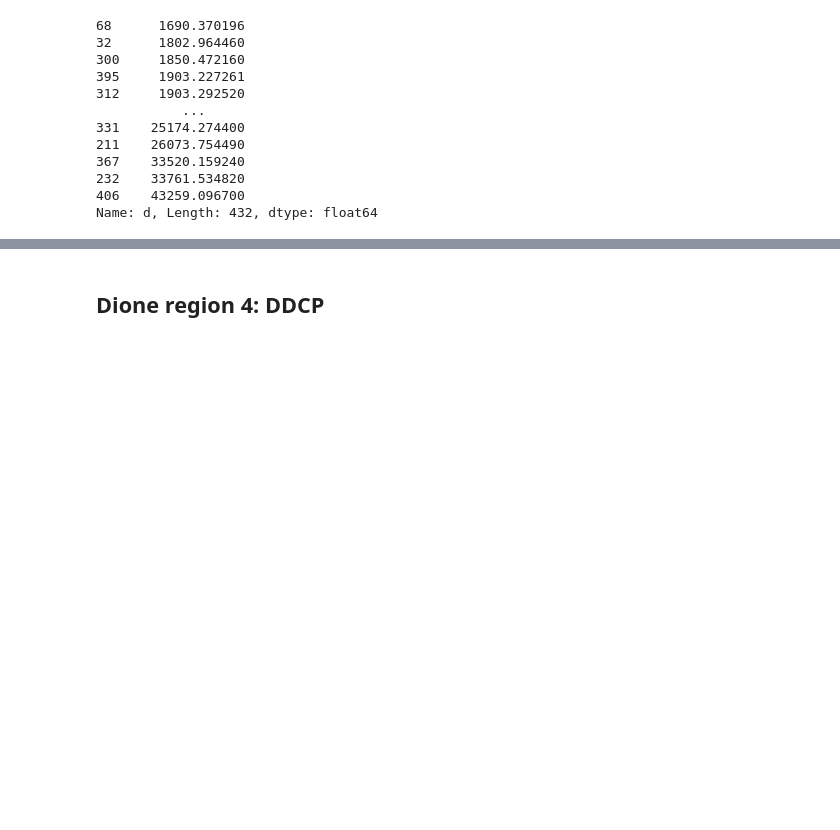
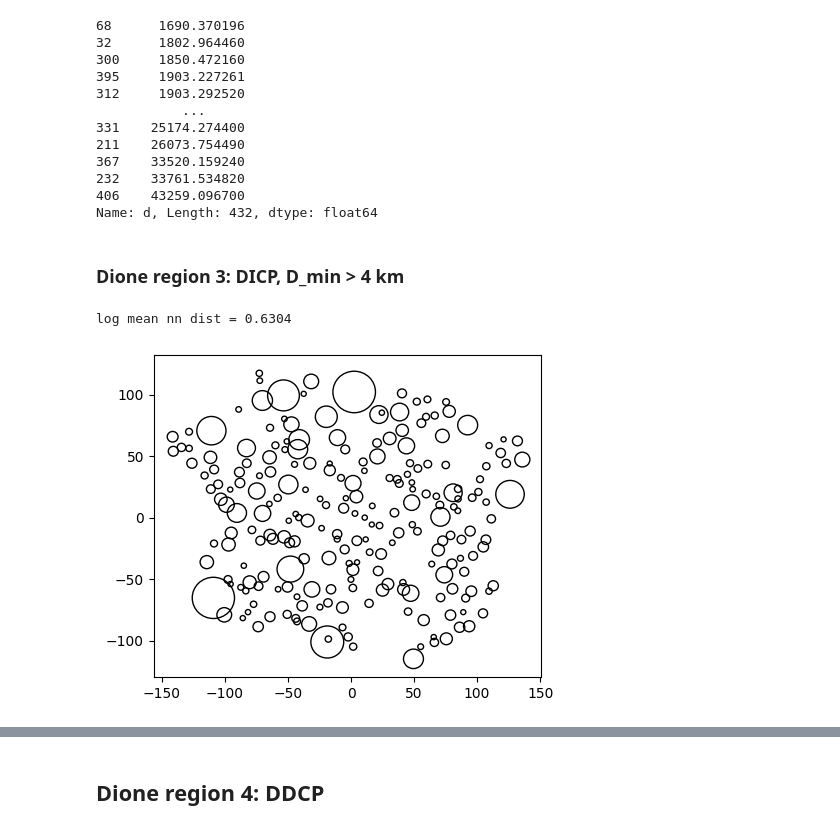
Before and after one commit to seanmason/saturation, a Jupyter notebook: notebooks/thesis/Chapter4/DioneTerrains.ipynb, the cells around one changed output, grey strips where cells are left out. Cells and saved outputs as stored; diff of their text form; code cells hidden in the pictures; blank space fills up the shorter version.

```diff
--- a/notebooks/thesis/Chapter4/DioneTerrains.ipynb
+++ b/notebooks/thesis/Chapter4/DioneTerrains.ipynb
@@ -284,3 +284,19 @@ data_all.d.sort_values()
 232    33761.534820
 406    43259.096700
 Name: d, Length: 432, dtype: float64
+# %% [markdown]
+### Dione region 3: DICP, D_min > 4 km
+# %%
+data_sub = pd.read_csv("data/Dione_reg3-sub.csv").rename({"Diameter:double": "d"}, axis=1)
+data_sub = data_sub[data_sub.d > 4000]
+data_all = pd.read_csv("data/Dione_reg3-all.csv").rename({"Diameter:double": "d"}, axis=1)
+data_all = data_all[data_all.d > 4000]
+
+log_mean_nn_dist = calculate_log_mean_c2c_nn_dist(data_sub, data_all, dione_radius_km)
+print(f"log mean nn dist = {log_mean_nn_dist:.4f}")
+
+data = project_to_x_y(data_sub, dione_radius_km)
+plot_terrain(data)
+# %% [output]
+log mean nn dist = 0.6304
+[figure, added]
```
Also changed, not shown: parts of 1 cell of this notebook, 10 other files.
